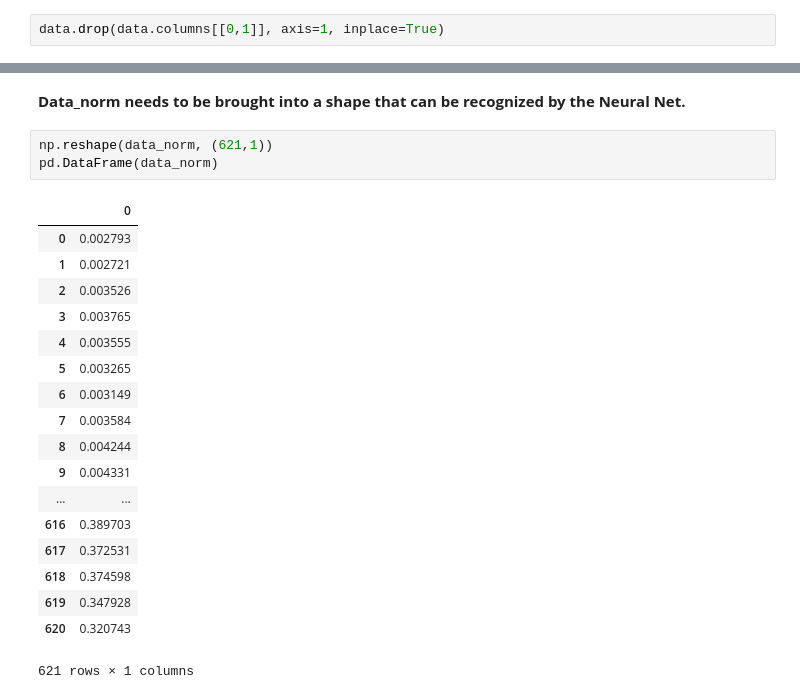
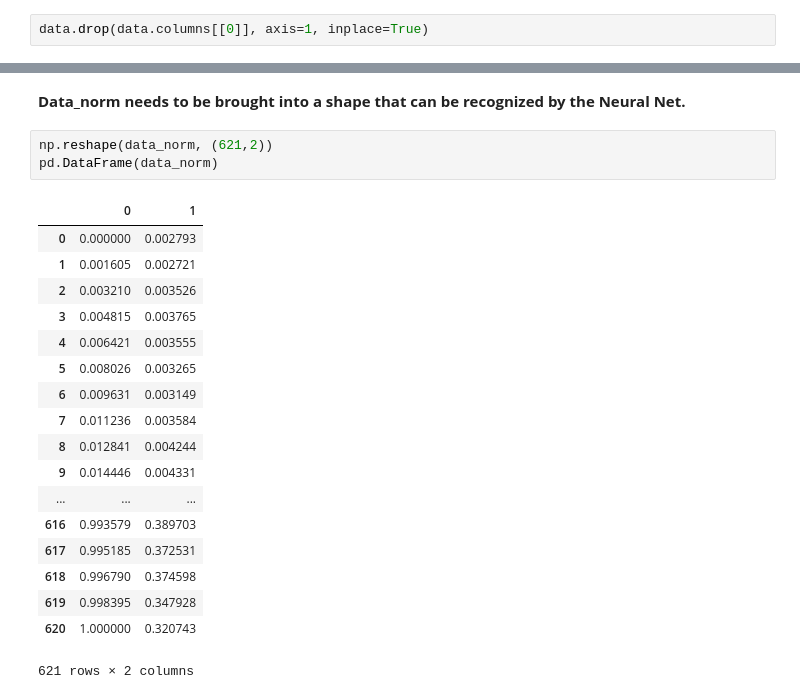
Before and after one commit to PravinVedurla/Ether-Price-Prediction, a Jupyter notebook: Data Analysis.ipynb, the cells around one changed output, grey strips where cells are left out. Cells and saved outputs as stored; diff of their text form.

```diff
--- a/Data Analysis.ipynb
+++ b/Data Analysis.ipynb
@@ -27,5 +27,5 @@ data.head(8)
 # %%
-data.drop(data.columns[[0,1]], axis=1, inplace=True)
+data.drop(data.columns[[0]], axis=1, inplace=True)
 # %%
 data.head(8)
 # %% [output]
@@ -60,24 +60,24 @@ data_norm = scaler.fit_transform(data) #Normalization Part.
 # %% [markdown]
 **Data_norm needs to be brought into a shape that can be recognized by the Neural Net.**
 # %%
-np.reshape(data_norm, (621,1))
+np.reshape(data_norm, (621,2))
 pd.DataFrame(data_norm)
 # %% [output]
-|  | 0 |
-| 0 | 0.002793 |
-| 1 | 0.002721 |
-| 2 | 0.003526 |
-| 3 | 0.003765 |
-| 4 | 0.003555 |
-| 5 | 0.003265 |
-| 6 | 0.003149 |
-| 7 | 0.003584 |
-| 8 | 0.004244 |
-| 9 | 0.004331 |
-| ... | ... |
-| 616 | 0.389703 |
-| 617 | 0.372531 |
-| 618 | 0.374598 |
-| 619 | 0.347928 |
-| 620 | 0.320743 |
+|  | 0 | 1 |
+| 0 | 0.000000 | 0.002793 |
+| 1 | 0.001605 | 0.002721 |
+| 2 | 0.003210 | 0.003526 |
+| 3 | 0.004815 | 0.003765 |
+| 4 | 0.006421 | 0.003555 |
+| 5 | 0.008026 | 0.003265 |
+| 6 | 0.009631 | 0.003149 |
+| 7 | 0.011236 | 0.003584 |
+| 8 | 0.012841 | 0.004244 |
+| 9 | 0.014446 | 0.004331 |
+| ... | ... | ... |
+| 616 | 0.993579 | 0.389703 |
+| 617 | 0.995185 | 0.372531 |
+| 618 | 0.996790 | 0.374598 |
+| 619 | 0.998395 | 0.347928 |
+| 620 | 1.000000 | 0.320743 |
-621 rows × 1 columns
+621 rows × 2 columns
```
Also changed, not shown: parts of 10 cells of this notebook.
